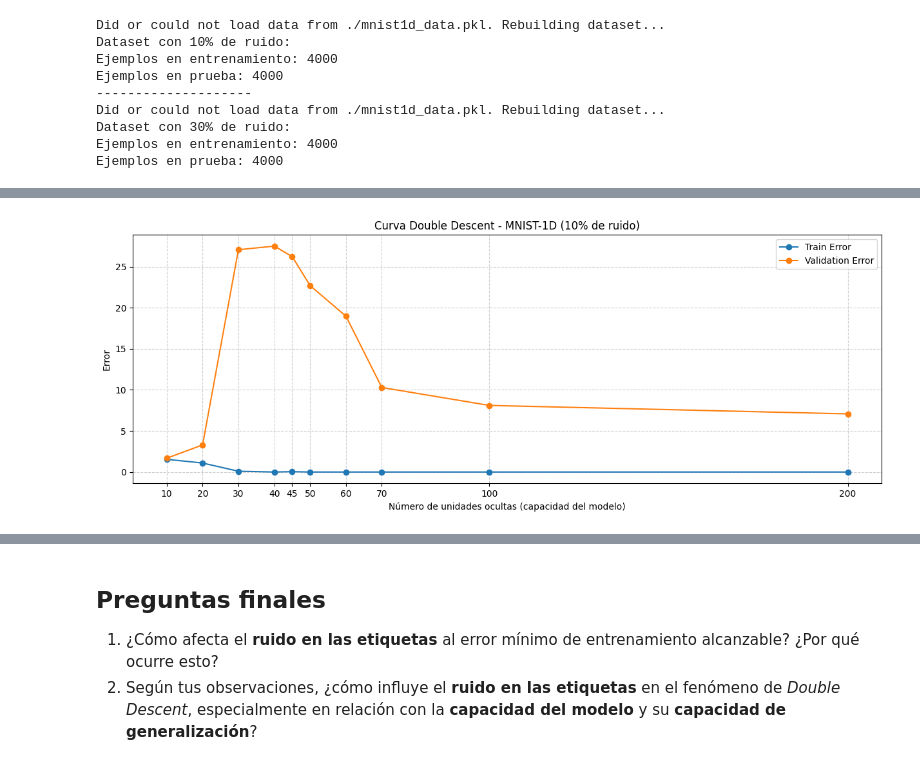
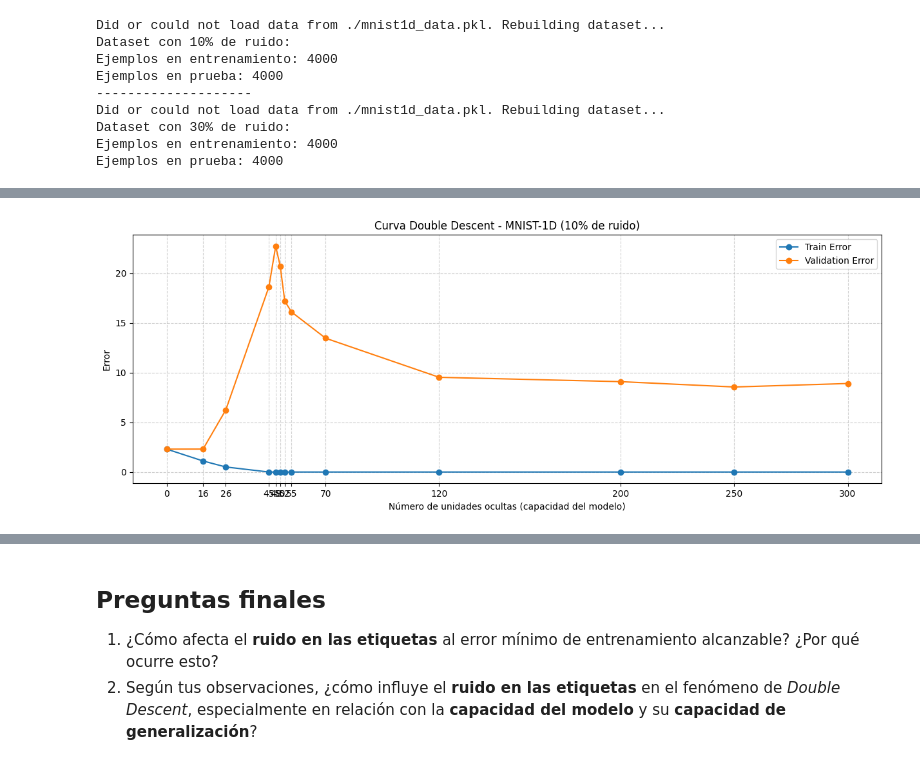
Before and after one commit to nataliacampiglia/deep_learling_tarea_2, a Jupyter notebook: Notebook_Double_Descent.ipynb, the cells around one changed output, grey strips where cells are left out. Cells and saved outputs as stored; diff of their text form; code cells hidden in the pictures.

```diff
--- a/Notebook_Double_Descent.ipynb
+++ b/Notebook_Double_Descent.ipynb
@@ -81,13 +85,14 @@ print(f"Usando {DEVICE}")
 # %% [output]
 Usando cuda
 # %%
-LR = 1e-3
-CRITERION = nn.CrossEntropyLoss()
-BATCH_SIZE = 16
-EPOCHS = 5000
-#HIDDEN_SIZES = [2, 10, 26, 45, 48, 50, 55, 70, 120, 200, 250, 300]
-HIDDEN_SIZES = [5, 16, 32, 40, 45, 50, 64, 128, 256, 512] # 10
-LONG_HIDDEN_SIZES = [2, 40, 80, 120, 200, 300, 400, 500]
+LR = 0.005
+CRITERION = nn.CrossEntropyLoss().to(DEVICE)
+BATCH_SIZE = 128
+EPOCHS = 1600
+# [2, 10, 26, 45, 48, 50, 55, 70, 120, 200, 250, 300]
+# [2, 10, 26, 45, 48, 50, 55, 70, 120, 200, 250].
+
+HIDDEN_SIZES = [0, 16, 26, 45, 48, 50, 52, 55,70, 120, 200, 250, 300]
 # %%
 def get_noisy_mnist1d_dataset(noise_rate=0.0):
     """
@@ -521,7 +449,7 @@ Entrenamiento detenido en la época 3678 porque el error de entrenamiento llegó
 # %%
-plot_double_descent(training_errors_noisy_10, validation_errors_noisy_10, title="Curva Double Descent - MNIST-1D (10% de ruido)", hidden_sizes=[10, 20, 30, 40, 45, 50, 60, 70, 100, 200])
+plot_double_descent(training_errors_noisy_10, validation_errors_noisy_10, title="Curva Double Descent - MNIST-1D (10% de ruido)")
 # %% [output]
-[figure, old version]
+[figure, new version]
 # %%
 train_loader_noisy_30, val_loader_noisy_30 = get_dataloaders(data_noisy_30)
 training_errors_noisy_30 = []
```
Also changed, not shown: parts of 11 cells of this notebook.
